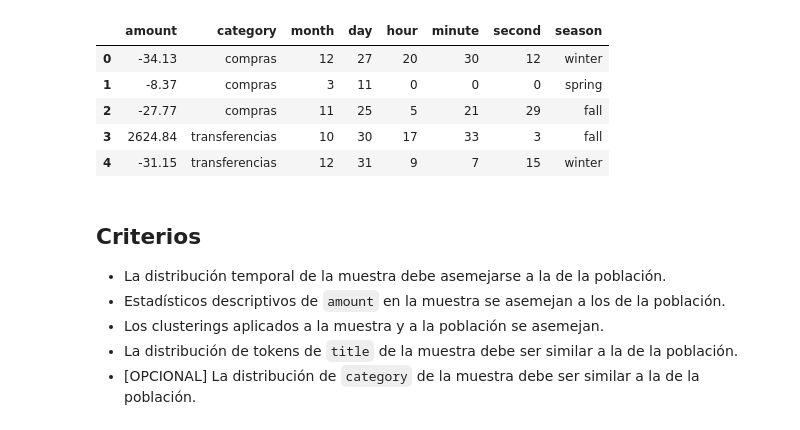
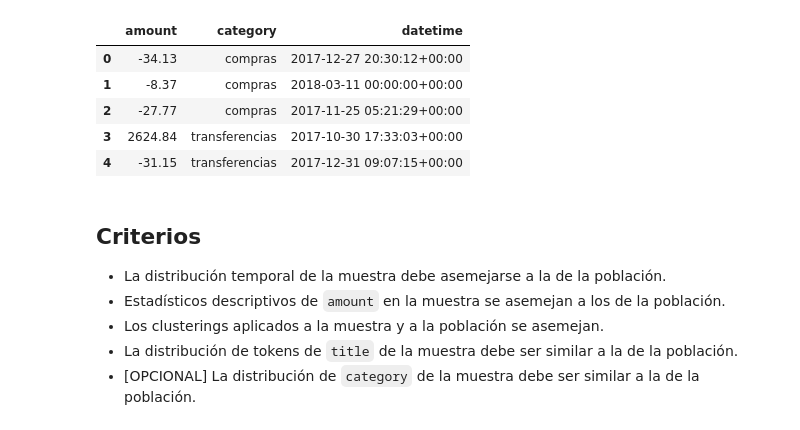
Before and after one commit to cuicuidev/coinscrap_reto, a Jupyter notebook: eda.ipynb, the cells around one changed output. Saved outputs shown, nothing was run; the diff lists cells and outputs as text; code cells hidden in the pictures.

```diff
--- a/eda.ipynb
+++ b/eda.ipynb
@@ -14,46 +14,46 @@ pd.set_option("display.max_colwidth", 3000)
 # %%
 df = pd.concat([pd.read_csv(csv, sep=";") for csv in glob.glob("*.csv")])
 
 df['datetime'] = pd.to_datetime(df.date)
 
-df['year'] = df['datetime'].dt.year
-df['month'] = df['datetime'].dt.month
-df['day'] = df['datetime'].dt.day
-df['hour'] = df['datetime'].dt.hour
-df['minute'] = df['datetime'].dt.minute
-df['second'] = df['datetime'].dt.second
-df['utc_offset'] = df['datetime'].apply(lambda x: x.utcoffset().total_seconds())
+# df['year'] = df['datetime'].dt.year
+# df['month'] = df['datetime'].dt.month
+# df['day'] = df['datetime'].dt.day
+# df['hour'] = df['datetime'].dt.hour
+# df['minute'] = df['datetime'].dt.minute
+# df['second'] = df['datetime'].dt.second
+# df['utc_offset'] = df['datetime'].apply(lambda x: x.utcoffset().total_seconds())
 
-seasons_map = {
-    1 : 'winter',
-    2 : 'winter',
-    3 : 'spring',
-    4 : 'spring',
-    5 : 'spring',
-    6 : 'summer',
-    7 : 'summer',
-    8 : 'summer',
-    9 : 'fall',
-    10 : 'fall',
-    11 : 'fall',
-    12 : 'winter',
-}
-df['season'] = df.month.replace(seasons_map)
+# seasons_map = {
+#     1 : 'winter',
+#     2 : 'winter',
+#     3 : 'spring',
+#     4 : 'spring',
+#     5 : 'spring',
+#     6 : 'summer',
+#     7 : 'summer',
+#     8 : 'summer',
+#     9 : 'fall',
+#     10 : 'fall',
+#     11 : 'fall',
+#     12 : 'winter',
+# }
+# df['season'] = df.month.replace(seasons_map)
 
 df = df.drop(["date"], axis=1)
 
 df = df.rename(columns={"Categoría": "category"})
 
-df = df.drop(['title', 'datetime', 'year', 'utc_offset'], axis=1)
+df = df.drop(['title'], axis=1)
 
 df.head()
 # %% [output]
-|  | amount | category | month | day | hour | minute | second | season |
-| 0 | -34.13 | compras | 12 | 27 | 20 | 30 | 12 | winter |
-| 1 | -8.37 | compras | 3 | 11 | 0 | 0 | 0 | spring |
-| 2 | -27.77 | compras | 11 | 25 | 5 | 21 | 29 | fall |
-| 3 | 2624.84 | transferencias | 10 | 30 | 17 | 33 | 3 | fall |
-| 4 | -31.15 | transferencias | 12 | 31 | 9 | 7 | 15 | winter |
+|  | amount | category | datetime |
+| 0 | -34.13 | compras | 2017-12-27 20:30:12+00:00 |
+| 1 | -8.37 | compras | 2018-03-11 00:00:00+00:00 |
+| 2 | -27.77 | compras | 2017-11-25 05:21:29+00:00 |
+| 3 | 2624.84 | transferencias | 2017-10-30 17:33:03+00:00 |
+| 4 | -31.15 | transferencias | 2017-12-31 09:07:15+00:00 |
 # %% [markdown]
 ## Criterios
 - La distribución temporal de la muestra debe asemejarse a la de la población.
```
Also changed, not shown: parts of 3 cells of this notebook, 2 other files.
